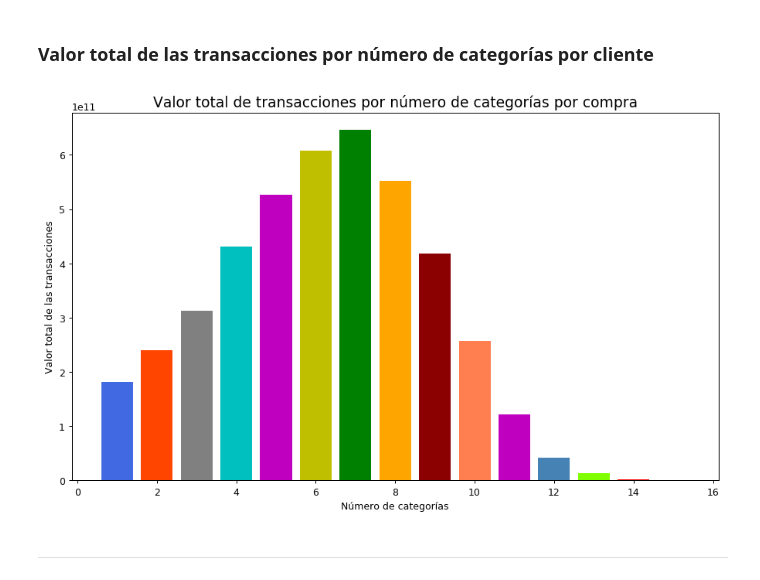
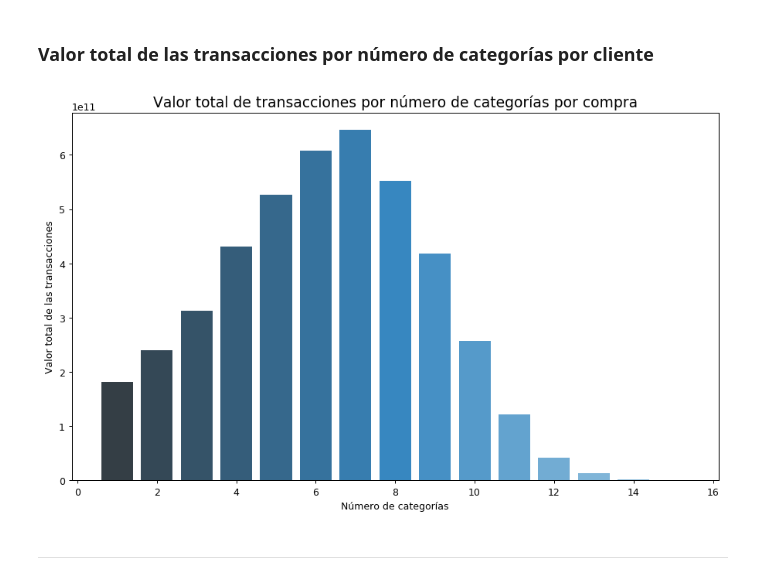
Before and after one commit to adtamayop/Word-CLoud, a Jupyter notebook: Dashboard DataCoders.ipynb, the cells around one changed output. Saved outputs shown, nothing was run; the diff lists cells and outputs as text; code cells hidden in the pictures.

```diff
--- a/Dashboard DataCoders.ipynb
+++ b/Dashboard DataCoders.ipynb
@@ -63,6 +61,8 @@ sql.write.save('tables/demo', format="csv")
 # %%
 import pandas as pd
 import matplotlib.pyplot as plt
+import seaborn as sns
+from matplotlib.colors import LinearSegmentedColormap
 from matplotlib.pyplot import figure
 
 fig = figure(num=None, figsize=(12, 7), dpi=90, facecolor='w', edgecolor='k')
@@ -74,7 +74,9 @@ ax.set_title('Número de transacciones por número de categorías por compra',fo
 ax.set_xlabel('Número de categorías')
 ax.set_ylabel('Número de transacciones')
 
-colors = ['royalblue', 'orangered', 'gray', 'c', 'm', 'y', 'g','orange', 'darkred', 'coral', 'm', 'steelblue', 'chartreuse', 'r','magenta']
+cmap1 = LinearSegmentedColormap.from_list("my_colormap", colors)
+
+colors = sns.color_palette("Blues_d", n_colors=len(df[0].tolist()))
 
 #ax.grid(color='b', linewidth=0.1)
 
@@ -110,27 +112,36 @@ sql.write.save('tables/demo', format="csv")
 !rm -rf demo
 # %%
 import pandas as pd
+import seaborn as sns
+from matplotlib.colors import LinearSegmentedColormap
 from matplotlib.pyplot import figure
+
 fig = figure(num=None, figsize=(12, 7), dpi=90, facecolor='w', edgecolor='k')
 import matplotlib.pyplot as plt
 
 df = pd.read_csv('graficos_dashboard/clientes_monto_categoria.csv', header=None, names=None)
 
 
 ax = fig.add_subplot(111)
 ax.set_title('Valor total de transacciones por número de categorías por compra',fontsize=15)
 ax.set_xlabel('Número de categorías')
 ax.set_ylabel('Valor total de las transacciones')
 
-colors = ['royalblue', 'orangered', 'gray', 'c', 'm', 'y', 'g','orange', 'darkred', 'coral', 'm', 'steelblue', 'chartreuse', 'r','magenta']
+
+import seaborn as sns
+from matplotlib.colors import LinearSegmentedColormap
+
+cmap1 = LinearSegmentedColormap.from_list("my_colormap", colors)
+
+colors = sns.color_palette("Blues_d", n_colors=len(df[0].tolist()))
 
 #ax.grid(color='b', linewidth=0.1)
 
 plt.bar(df[0].tolist(),df[1].tolist(),color=colors)
 
 plt.show()
 # %% [output]
-[figure, old version]
+[figure, new version]
 # %% [markdown]
 ____
 # %% [markdown]
```
Also changed, not shown: parts of 9 cells of this notebook.
